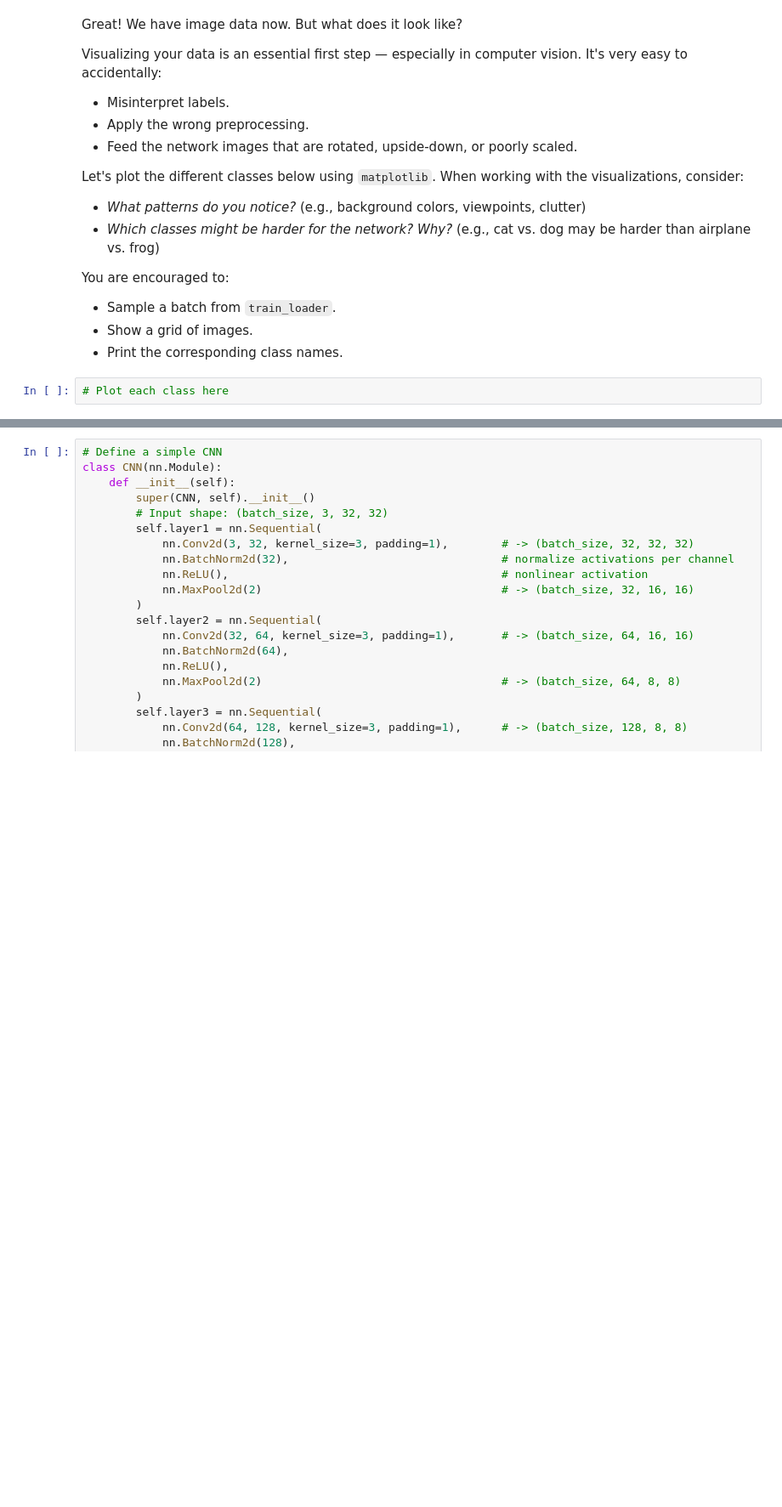
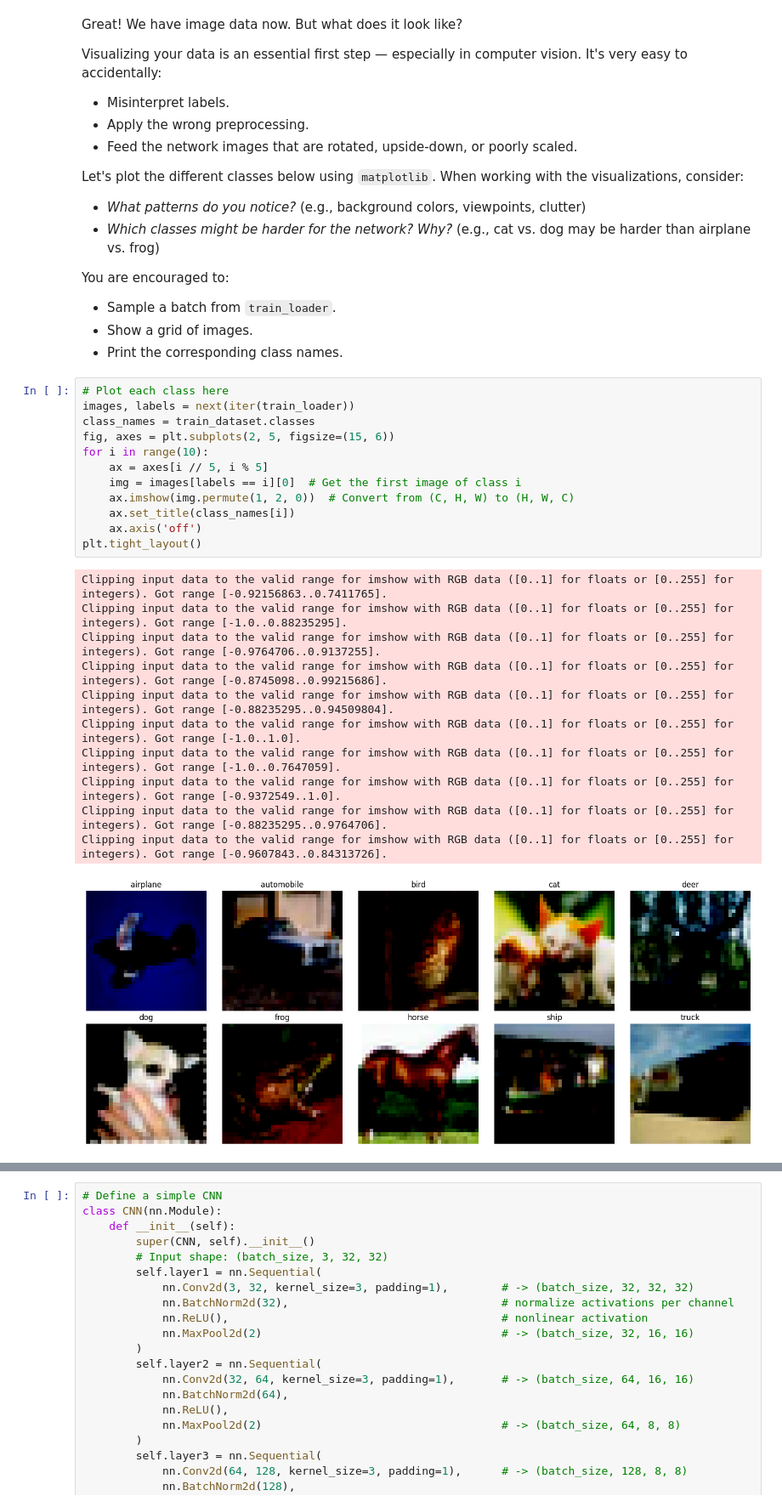
Before and after one commit to vihaannarkhede29/bwsi-comp-problem-solving, a Jupyter notebook: mod7_deep_learning/2_more_convolutional_neural_nets.ipynb, the cells around one changed output, grey strips where cells are left out. Shown at 85% size. Saved outputs shown, nothing was run; the diff lists cells and outputs as text; blank space fills up the shorter version.

```diff
--- a/mod7_deep_learning/2_more_convolutional_neural_nets.ipynb
+++ b/mod7_deep_learning/2_more_convolutional_neural_nets.ipynb
@@ -128,6 +127,28 @@ You are encouraged to:
 - Print the corresponding class names.
 # %%
 # Plot each class here
+images, labels = next(iter(train_loader))
+class_names = train_dataset.classes
+fig, axes = plt.subplots(2, 5, figsize=(15, 6))
+for i in range(10):
+    ax = axes[i // 5, i % 5]
+    img = images[labels == i][0]  # Get the first image of class i
+    ax.imshow(img.permute(1, 2, 0))  # Convert from (C, H, W) to (H, W, C)
+    ax.set_title(class_names[i])
+    ax.axis('off')
+plt.tight_layout()
+# %% [output]
+Clipping input data to the valid range for imshow with RGB data ([0..1] for floats or [0..255] for integers). Got range [-0.92156863..0.7411765].
+Clipping input data to the valid range for imshow with RGB data ([0..1] for floats or [0..255] for integers). Got range [-1.0..0.88235295].
+Clipping input data to the valid range for imshow with RGB data ([0..1] for floats or [0..255] for integers). Got range [-0.9764706..0.9137255].
+Clipping input data to the valid range for imshow with RGB data ([0..1] for floats or [0..255] for integers). Got range [-0.8745098..0.99215686].
+Clipping input data to the valid range for imshow with RGB data ([0..1] for floats or [0..255] for integers). Got range [-0.88235295..0.94509804].
+Clipping input data to the valid range for imshow with RGB data ([0..1] for floats or [0..255] for integers). Got range [-1.0..1.0].
+Clipping input data to the valid range for imshow with RGB data ([0..1] for floats or [0..255] for integers). Got range [-1.0..0.7647059].
+Clipping input data to the valid range for imshow with RGB data ([0..1] for floats or [0..255] for integers). Got range [-0.9372549..1.0].
+Clipping input data to the valid range for imshow with RGB data ([0..1] for floats or [0..255] for integers). Got range [-0.88235295..0.9764706].
+Clipping input data to the valid range for imshow with RGB data ([0..1] for floats or [0..255] for integers). Got range [-0.9607843..0.84313726].
+[figure, added]
 # %% [markdown]
 ## Building a CNN
 
```
Also changed, not shown: parts of 10 cells of this notebook, 2 other files.
